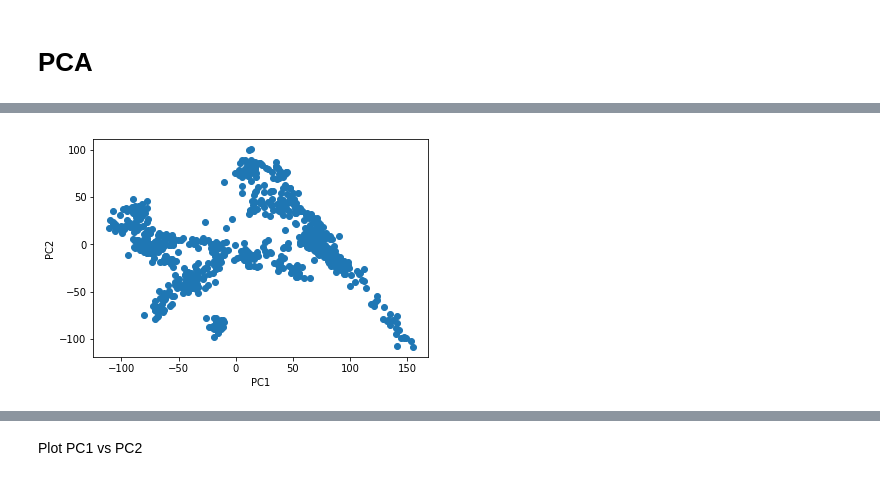
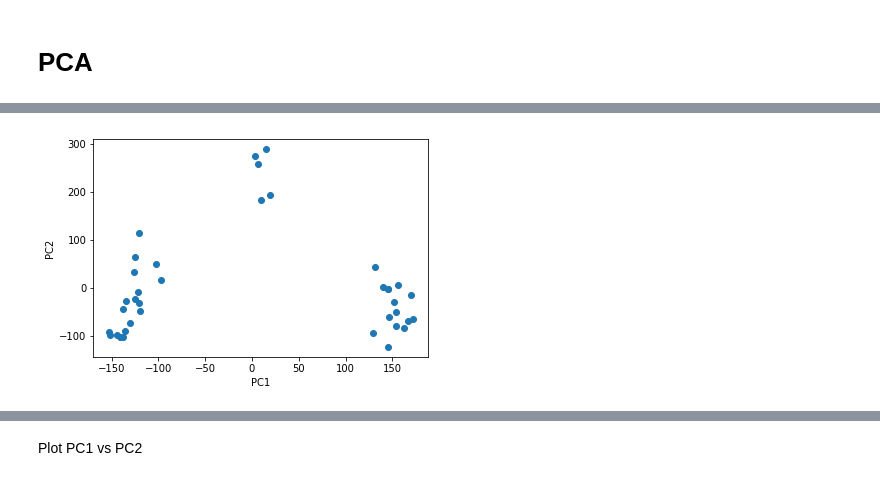
Before and after one commit to ChiChunLiu/pcshrink, a Jupyter notebook: notebooks/holdout-method.ipynb, the cells around one changed output, grey strips where cells are left out. Drawn from its saved outputs; the diff is of its cells as text; code cells hidden in the pictures.

```diff
--- a/notebooks/holdout-method.ipynb
+++ b/notebooks/holdout-method.ipynb
@@ -22,0 +134,4 @@ print(data.n, data.p)
+# %%
+Y = data.Y[:, idx]
+p, n = Y.shape
+print(p, n)
@@ -24,7 +141,7 @@ print(data.n, data.p)
 Find snps that are too rare or too common
 # %%
 # use allele frequency estimator from Price et al. 2006
-f = (1. + np.nansum(data.Y, axis=1)) / (2 + (2. * data.n))
+f = (1. + np.nansum(Y, axis=1)) / (2 + (2. * n))
 
 # keep snps that aren't too rare or common
 snp_idx = np.where((f > .02) & (f < .98))[0]
@@ -34,7 +151,7 @@ print(f.shape, snp_idx.shape)
 # %% [markdown]
 Mean center and scale and impute missing values to 0
 # %%
-Z = data.Y[snp_idx, :]
+Z = Y[snp_idx, :]
 
 # mean genotype
 mu = np.nanmean(Z, axis=1).reshape(len(snp_idx), 1)
@@ -65,8 +182,8 @@ Wall time: 3.57 s
 # %%
-plt.scatter(cor.L[:,0], -cor.L[:,1])
+plt.scatter(cor.L[:,0], cor.L[:,1])
 plt.xlabel("PC1");
 plt.ylabel("PC2");
 # %% [output]
-[figure, old version]
+[figure, new version]
 # %%
 %%time
```
Also changed, not shown: parts of 21 cells of this notebook, 1 other file.
